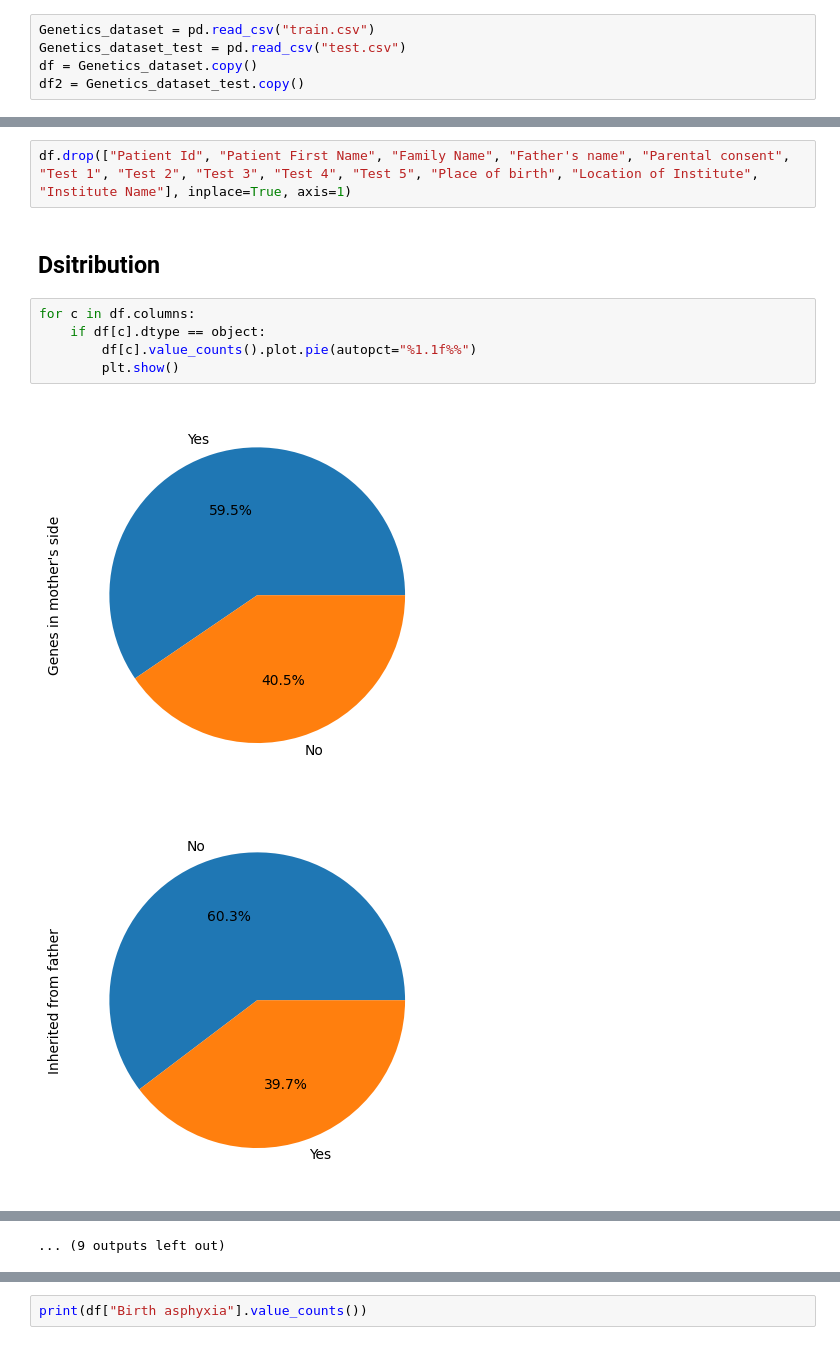
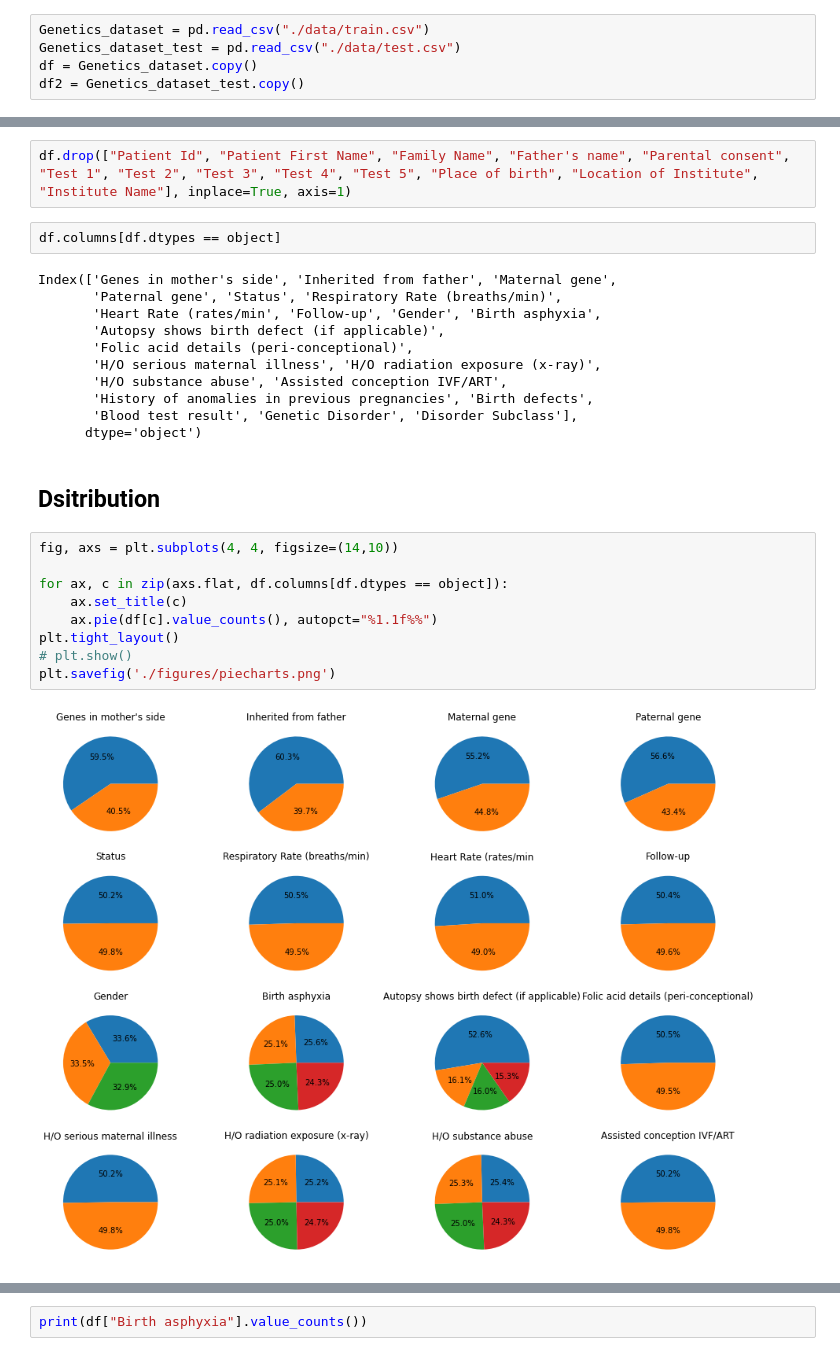
Before and after one commit to DavidHuang0621/Genomes-GeneticDisorders, a Jupyter notebook: EDA.ipynb, the cells around one changed output, grey strips where cells are left out. Saved outputs shown, nothing was run; the diff lists cells and outputs as text.

```diff
--- a/EDA.ipynb
+++ b/EDA.ipynb
@@ -6,8 +6,8 @@ import seaborn as sns
 import missingno as msno
 from sklearn.preprocessing import LabelEncoder
 # %%
-Genetics_dataset = pd.read_csv("train.csv")
-Genetics_dataset_test = pd.read_csv("test.csv")
+Genetics_dataset = pd.read_csv("./data/train.csv")
+Genetics_dataset_test = pd.read_csv("./data/test.csv")
 df = Genetics_dataset.copy()
 df2 = Genetics_dataset_test.copy()
 # %% [markdown]
@@ -105,13 +105,29 @@ Dropping "Place of birth" and "Location of Institute" since they don't show any
 ## Dropping columns
 # %%
 df.drop(["Patient Id", "Patient First Name", "Family Name", "Father's name", "Parental consent", "Test 1", "Test 2", "Test 3", "Test 4", "Test 5", "Place of birth", "Location of Institute", "Institute Name"], inplace=True, axis=1)
+# %%
+df.columns[df.dtypes == object]
+# %% [output]
+Index(['Genes in mother's side', 'Inherited from father', 'Maternal gene',
+       'Paternal gene', 'Status', 'Respiratory Rate (breaths/min)',
+       'Heart Rate (rates/min', 'Follow-up', 'Gender', 'Birth asphyxia',
+       'Autopsy shows birth defect (if applicable)',
+       'Folic acid details (peri-conceptional)',
+       'H/O serious maternal illness', 'H/O radiation exposure (x-ray)',
+       'H/O substance abuse', 'Assisted conception IVF/ART',
+       'History of anomalies in previous pregnancies', 'Birth defects',
+       'Blood test result', 'Genetic Disorder', 'Disorder Subclass'],
+      dtype='object')
 # %% [markdown]
 ## Dsitribution
 # %%
-for c in df.columns:
-    if df[c].dtype == object:
-        df[c].value_counts().plot.pie(autopct="%1.1f%%")
-        plt.show()
+fig, axs = plt.subplots(4, 4, figsize=(14,10))
+
+for ax, c in zip(axs.flat, df.columns[df.dtypes == object]):
+    ax.set_title(c)
+    ax.pie(df[c].value_counts(), autopct="%1.1f%%")
+plt.tight_layout()
+# plt.show()
+plt.savefig('./figures/piecharts.png')
 # %% [output]
-[figure, old version]
+[figure, new version]
-[figure, removed]
@@ -128 +133,0 @@ for c in df.columns:
-... (9 outputs left out)
```
Also changed, not shown: parts of 12 cells of this notebook, 6 other files.
